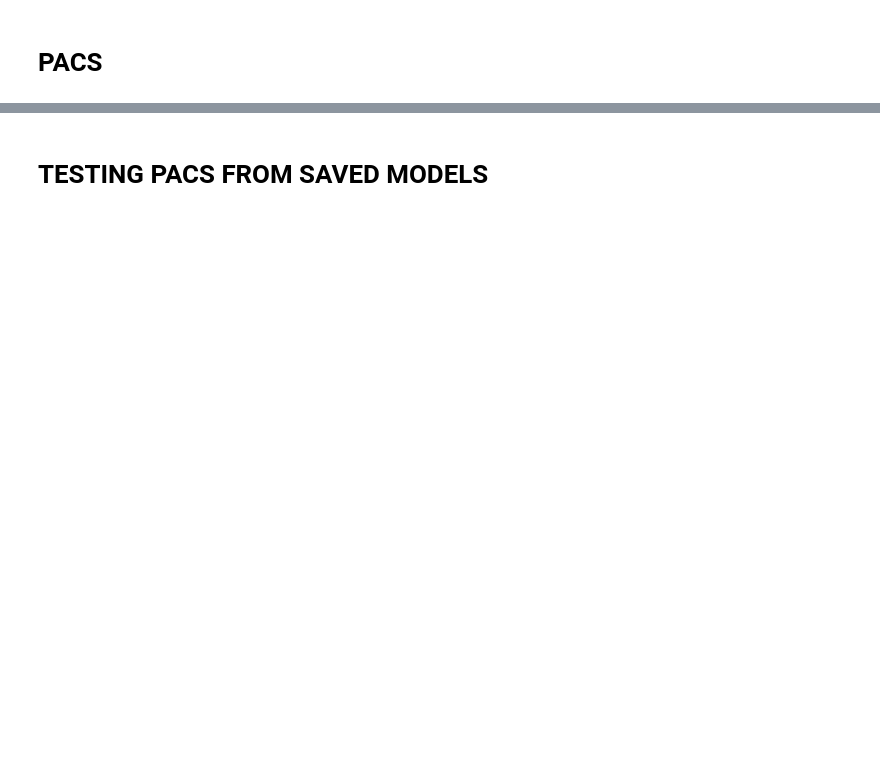
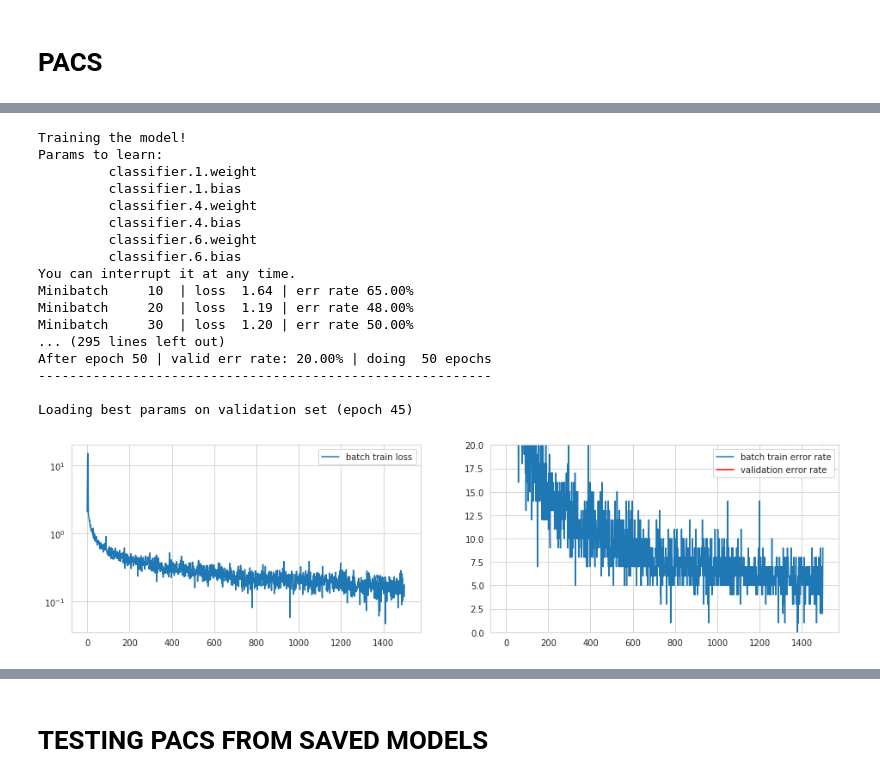
Before and after one commit to MarWit/nn_project, a Jupyter notebook: AlexNet Tests.ipynb, the cells around one changed output, grey strips where cells are left out. Drawn from its saved outputs; the diff is of its cells as text; code cells hidden in the pictures; blank space fills up the shorter version.

```diff
--- a/AlexNet Tests.ipynb
+++ b/AlexNet Tests.ipynb
@@ -54,19 +89,38 @@ save_model(net, 'pacs_cartoon')
 # %%
 ds.create_dataset('pacs', pacs='photo', pacs_heuristic=True)
 batch_loader = ds.batch_loader(256)
 
 net = alexnet(pretrained=True)
 
 for param in net.parameters():
     param.requires_grad = False
 
 net.classifier = alex_classifier(8)
 
 criterion = nn.NLLLoss()
 optimizer = optim.Adam(net.classifier.parameters(), lr=0.001)
 
-train(net, batch_loader, optimizer, criterion, num_epochs = epoch, cuda = cuda)
-save_model(net, 'pacs_photo')
+train(net, batch_loader, optimizer, criterion, num_epochs = epoch, cuda = cuda, log_every = log_every)
+save_model(net, 'pacs_photo_full')
+# %% [output]
+Training the model!
+Params to learn:
+         classifier.1.weight
+         classifier.1.bias
+         classifier.4.weight
+         classifier.4.bias
+         classifier.6.weight
+         classifier.6.bias
+You can interrupt it at any time.
+Minibatch     10  | loss  1.64 | err rate 65.00%
+Minibatch     20  | loss  1.19 | err rate 48.00%
+Minibatch     30  | loss  1.20 | err rate 50.00%
+... (295 lines left out)
+After epoch 50 | valid err rate: 20.00% | doing  50 epochs
+----------------------------------------------------------
+
+Loading best params on validation set (epoch 45)
+[figure, added]
 # %%
 ds.create_dataset('pacs', pacs='sketch', pacs_heuristic=True)
 batch_loader = ds.batch_loader(256)
```
Also changed, not shown: parts of 6 cells of this notebook, 1 other file.
